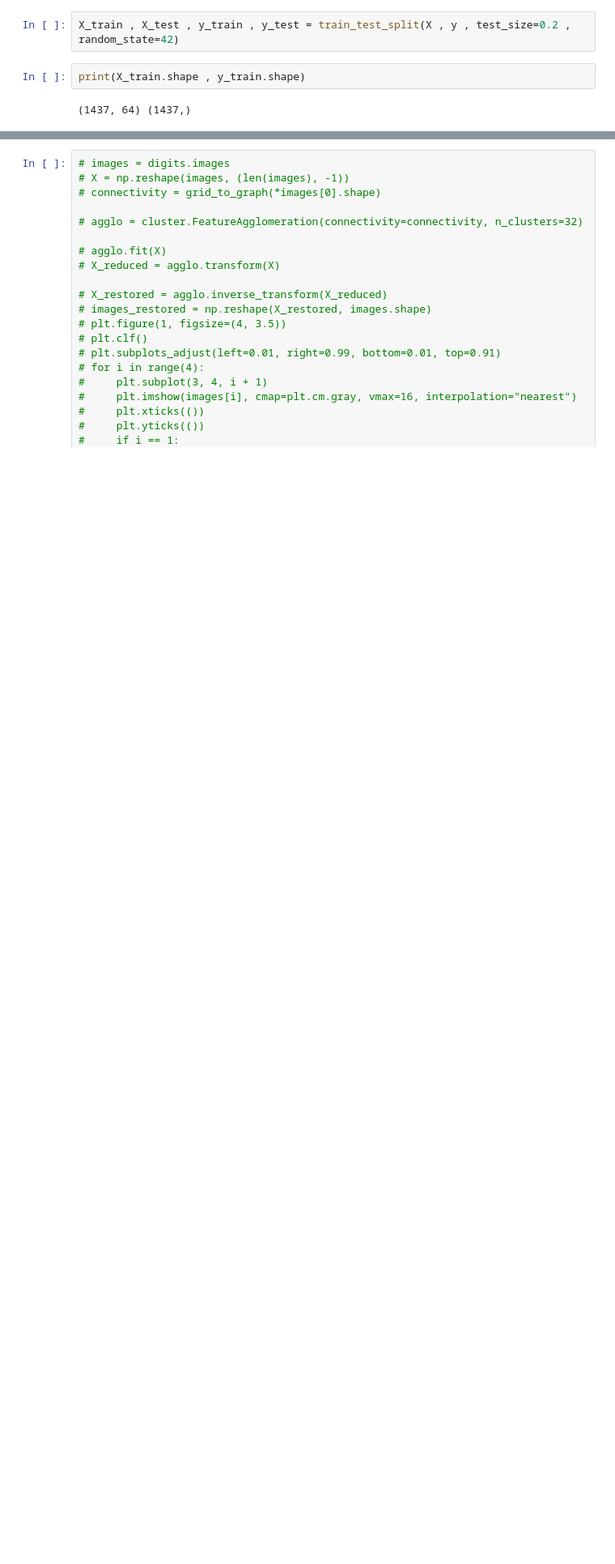
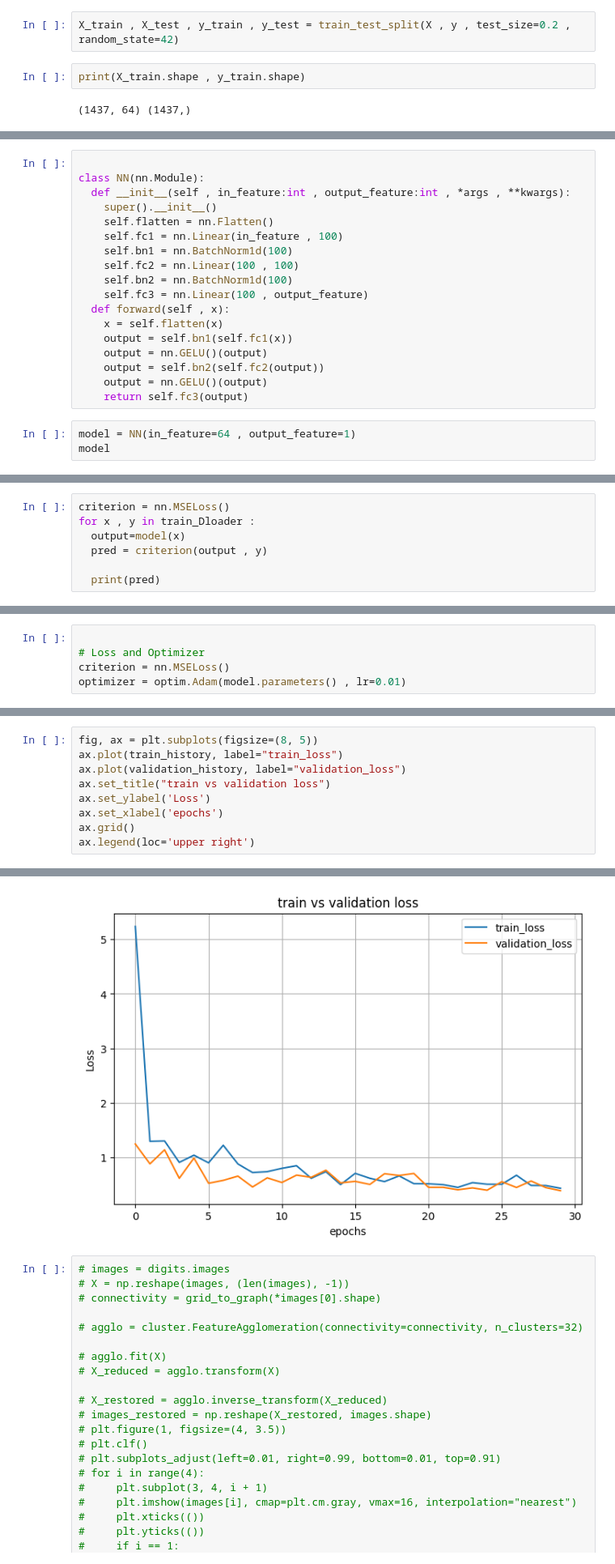
Before and after one commit to aiaaee/DigitsRecognition, a Jupyter notebook: Digits.ipynb, the cells around one changed output, grey strips where cells are left out. Shown at 81% size. Saved outputs shown, nothing was run; the diff lists cells and outputs as text; blank space fills up the shorter version.

```diff
--- a/Digits.ipynb
+++ b/Digits.ipynb
@@ -90,0 +90,21 @@ plt.savefig('toy_Digits_ConfusionSeabornCodementor.png')
+# %%
+
+class NN(nn.Module):
+  def __init__(self , in_feature:int , output_feature:int , *args , **kwargs):
+    super().__init__()
+    self.flatten = nn.Flatten()
+    self.fc1 = nn.Linear(in_feature , 100)
+    self.bn1 = nn.BatchNorm1d(100)
+    self.fc2 = nn.Linear(100 , 100)
+    self.bn2 = nn.BatchNorm1d(100)
+    self.fc3 = nn.Linear(100 , output_feature)
+  def forward(self , x):
+    x = self.flatten(x)
+    output = self.bn1(self.fc1(x))
+    output = nn.GELU()(output)
+    output = self.bn2(self.fc2(output))
+    output = nn.GELU()(output)
+    return self.fc3(output)
+# %%
+model = NN(in_feature=64 , output_feature=1)
+model
@@ -90,0 +120,7 @@ plt.savefig('toy_Digits_ConfusionSeabornCodementor.png')
+# %%
+criterion = nn.MSELoss()
+for x , y in train_Dloader :
+  output=model(x)
+  pred = criterion(output , y)
+
+  print(pred)
@@ -90,0 +145,5 @@ plt.savefig('toy_Digits_ConfusionSeabornCodementor.png')
+# %%
+
+# Loss and Optimizer
+criterion = nn.MSELoss()
+optimizer = optim.Adam(model.parameters() , lr=0.01)
@@ -90,0 +191,10 @@ plt.savefig('toy_Digits_ConfusionSeabornCodementor.png')
+# %%
+fig, ax = plt.subplots(figsize=(8, 5))
+ax.plot(train_history, label="train_loss")
+ax.plot(validation_history, label="validation_loss")
+ax.set_title("train vs validation loss")
+ax.set_ylabel('Loss')
+ax.set_xlabel('epochs')
+ax.grid()
+ax.legend(loc='upper right')
+# %% [output]
@@ -91,3 +202,4 @@ plt.savefig('toy_Digits_ConfusionSeabornCodementor.png')
+[figure, added]
 # %%
 # images = digits.images
 # X = np.reshape(images, (len(images), -1))
```
Also changed, not shown: parts of 24 cells of this notebook.
